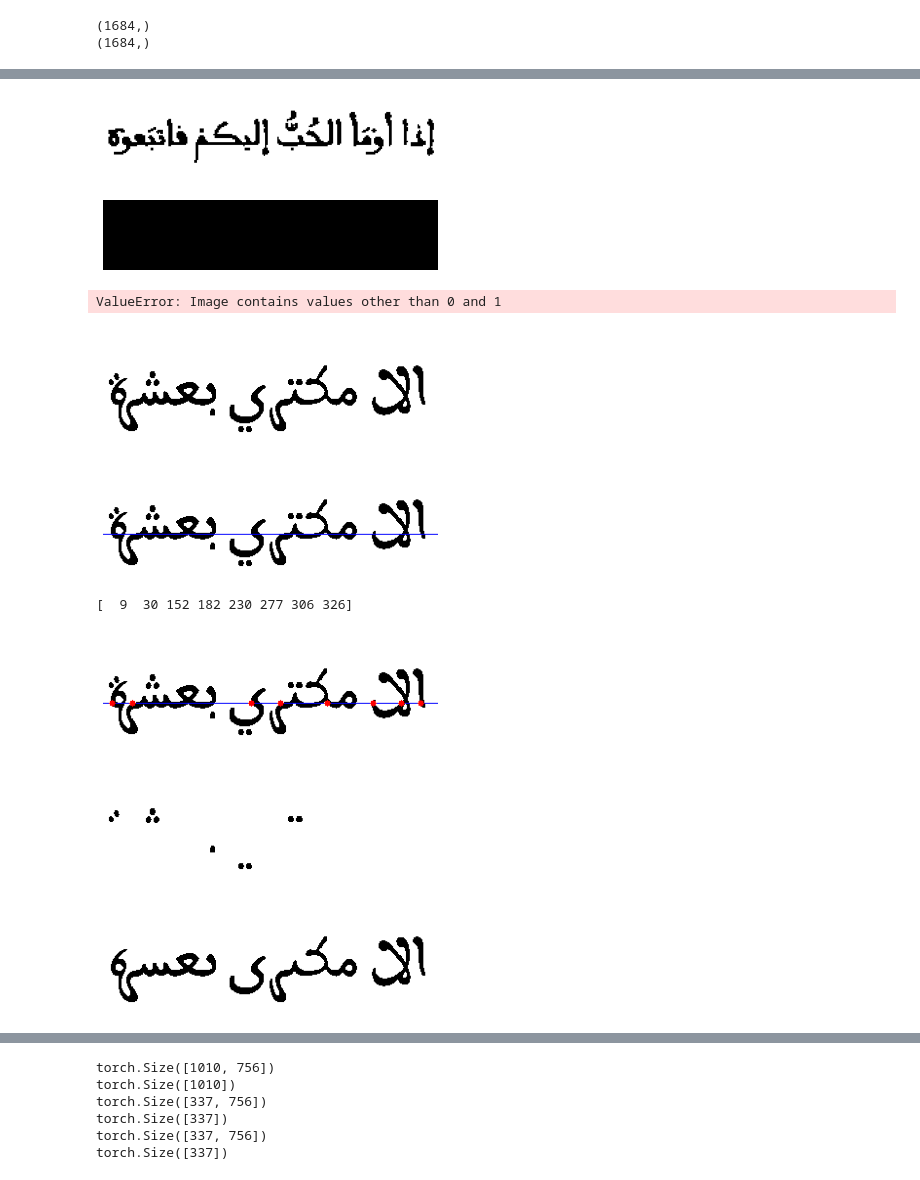
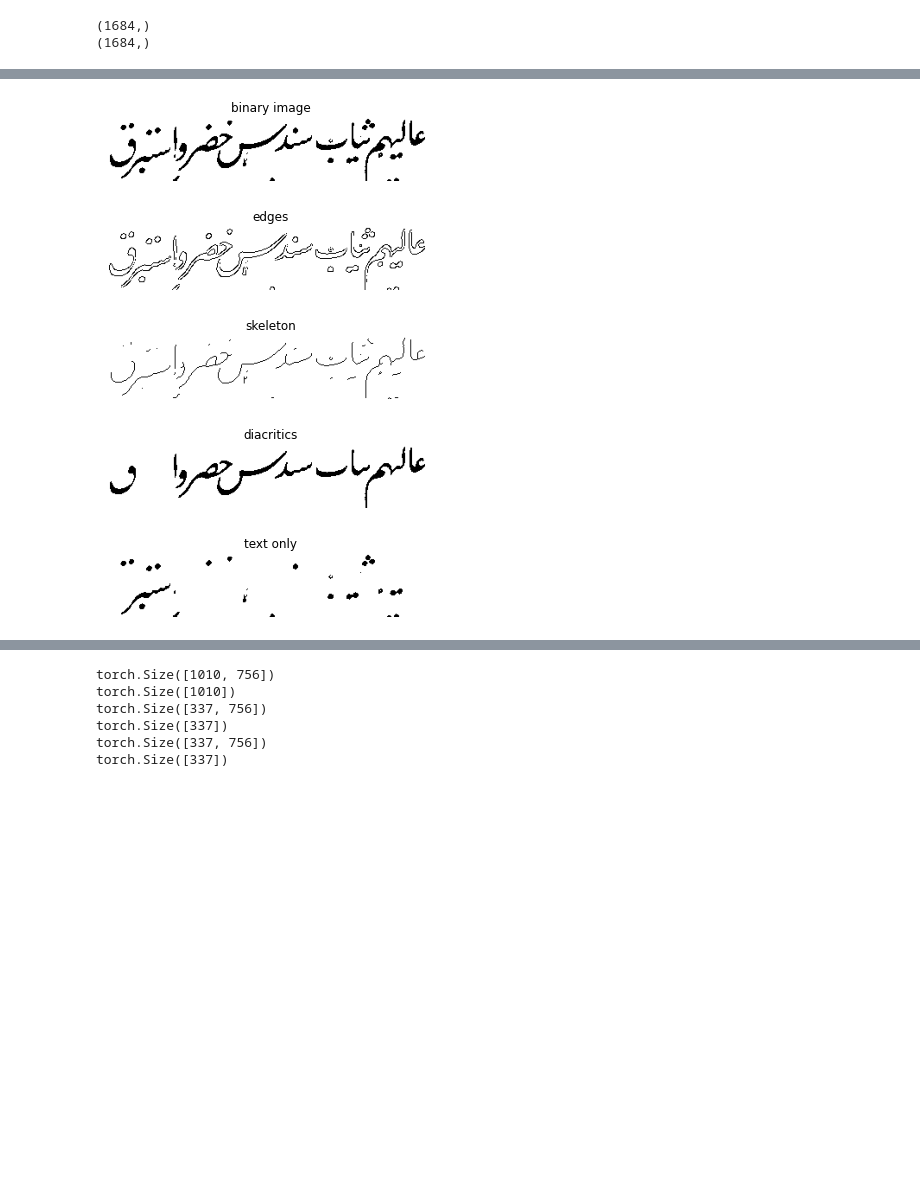
Before and after one commit to marait123/arabic-caligraphy-font-identification, a Jupyter notebook: training-code.ipynb, the cells around one changed output, grey strips where cells are left out. Saved outputs shown, nothing was run; the diff lists cells and outputs as text; code cells hidden in the pictures; blank space fills up the shorter version.

```diff
--- a/training-code.ipynb
+++ b/training-code.ipynb
@@ -37,63 +42,35 @@ The ground-truth value of this image is:  maghribi
 # %%
-from skimage.morphology import skeletonize
+binaryImage = binraization(X[random_index])
+edges, skeleton, textOnly, diacritics = extractImagesSet(binaryImage//255)
 
-binaryImage = binraization(X[random_index])
 plt.imshow(binaryImage, 'gray')
+plt.title('binary image')
 plt.axis("off")
 plt.show()
 
-edges = 1 - cv2.Canny(binaryImage*255, 50, 150)//255
+
 plt.imshow(edges, 'gray')
+plt.title('edges')
 plt.axis("off")
 plt.show()
 
-skeleton = 1-skeletonize(1-binaryImage)
 plt.imshow(skeleton, 'gray')
+plt.title('skeleton')
 plt.axis("off")
 plt.show()
+
+plt.imshow(diacritics, 'gray')
+plt.title('diacritics')
+plt.axis("off")
+plt.show()
+
+plt.imshow(textOnly, 'gray')
+plt.title('text only')
+plt.axis("off")
+plt.show()
 # %% [output]
-[figure, old version]
+[figure, new version]
-[figure, old version]
+[figure, new version]
-ValueError: Image contains values other than 0 and 1
+[figure, added]
+[figure, added]
+[figure, added]
-# %%
-diacritics = binaryImage.copy()
-plt.imshow(diacritics, 'gray')
-plt.axis("off")
-plt.show()
-
-baseline_idx = ((1-diacritics).sum(axis=1)).argmax()
-
-cp1 = cv2.cvtColor(binaryImage*255, cv2.COLOR_GRAY2BGR)
-cv2.line(cp1, (0, baseline_idx), (diacritics.shape[1]-1, baseline_idx), (0, 0, 255), thickness=1)
-plt.imshow(cp1)
-plt.axis("off")
-plt.show()
-
-starts = np.array((diacritics[baseline_idx, :-1] != 0) & (diacritics[baseline_idx, 1:] == 0))
-seeds = np.where(starts)[0] + 1
-print(seeds)
-
-for seed in seeds:
-    cv2.circle(cp1, (seed,baseline_idx), radius=3, color=(255, 0, 0), thickness=-1)
-
-plt.imshow(cp1)
-plt.axis("off")
-plt.show()
-
-for seed in seeds:
-    cv2.floodFill(diacritics, None, (seed, baseline_idx), 1)
-
-plt.imshow(diacritics, 'gray')
-plt.axis("off")
-plt.show()
-
-plt.imshow(binaryImage + (1-diacritics), 'gray')
-plt.axis("off")
-plt.show()
-# %% [output]
-[figure, removed]
-[figure, removed]
-[  9  30 152 182 230 277 306 326]
-[figure, removed]
-[figure, removed]
-[figure, removed]
```
Also changed, not shown: parts of 11 cells of this notebook, 2 other files.
